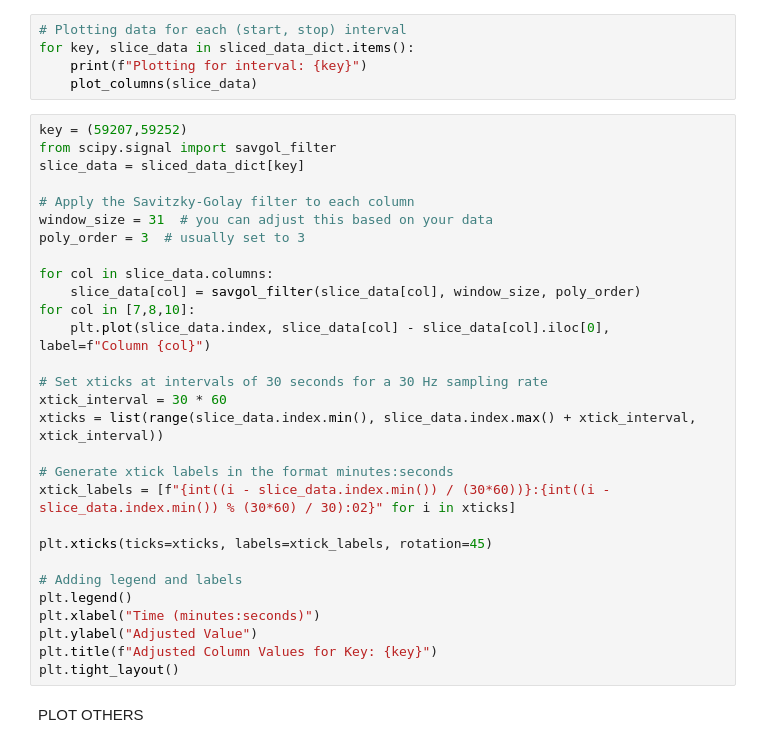
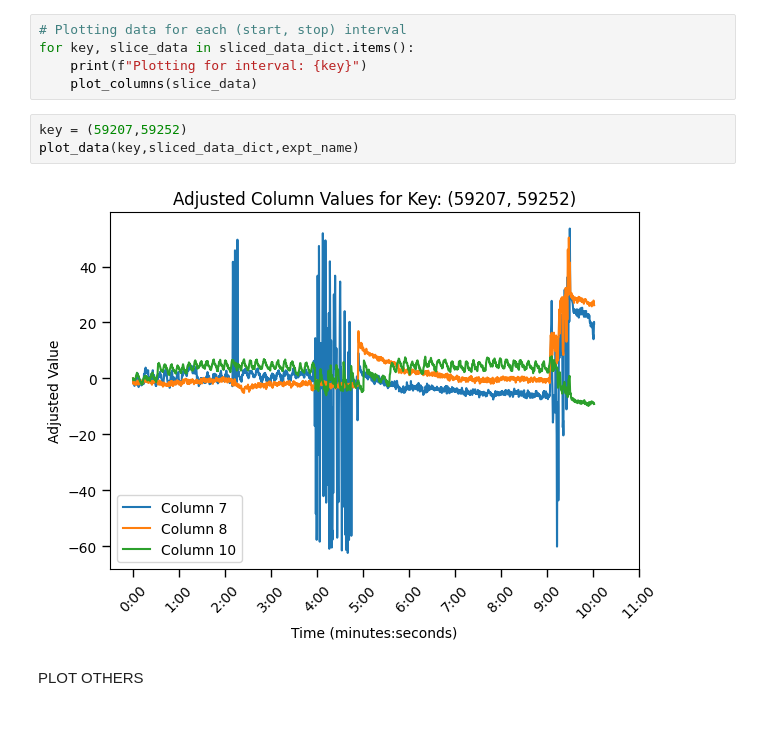
Before and after one commit to bo1929/basty, a Jupyter notebook: scripts/paper_figures/figure1D.ipynb, the cells around one changed output. Drawn from its saved outputs; the diff is of its cells as text; blank space fills up the shorter version.

Commit message:
added figure

```diff
--- a/scripts/paper_figures/figure1D.ipynb
+++ b/scripts/paper_figures/figure1D.ipynb
@@ -153,33 +176,9 @@ for key, slice_data in sliced_data_dict.items():
     plot_columns(slice_data)
 # %%
 key = (59207,59252)
-from scipy.signal import savgol_filter
-slice_data = sliced_data_dict[key]
-
-# Apply the Savitzky-Golay filter to each column
-window_size = 31  # you can adjust this based on your data
-poly_order = 3  # usually set to 3
-
-for col in slice_data.columns:
-    slice_data[col] = savgol_filter(slice_data[col], window_size, poly_order)
-for col in [7,8,10]:
-    plt.plot(slice_data.index, slice_data[col] - slice_data[col].iloc[0], label=f"Column {col}")
-
-# Set xticks at intervals of 30 seconds for a 30 Hz sampling rate
-xtick_interval = 30 * 60
-xticks = list(range(slice_data.index.min(), slice_data.index.max() + xtick_interval, xtick_interval))
-
-# Generate xtick labels in the format minutes:seconds
-xtick_labels = [f"{int((i - slice_data.index.min()) / (30*60))}:{int((i - slice_data.index.min()) % (30*60) / 30):02}" for i in xticks]
-
-plt.xticks(ticks=xticks, labels=xtick_labels, rotation=45)
-
-# Adding legend and labels
-plt.legend()
-plt.xlabel("Time (minutes:seconds)")
-plt.ylabel("Adjusted Value")
-plt.title(f"Adjusted Column Values for Key: {key}")
-plt.tight_layout()
+plot_data(key,sliced_data_dict,expt_name)
+# %% [output]
+[figure, added]
 # %% [markdown]
 PLOT OTHERS
 # %%
```
Also changed, not shown: parts of 20 cells of this notebook, 1 other file.
